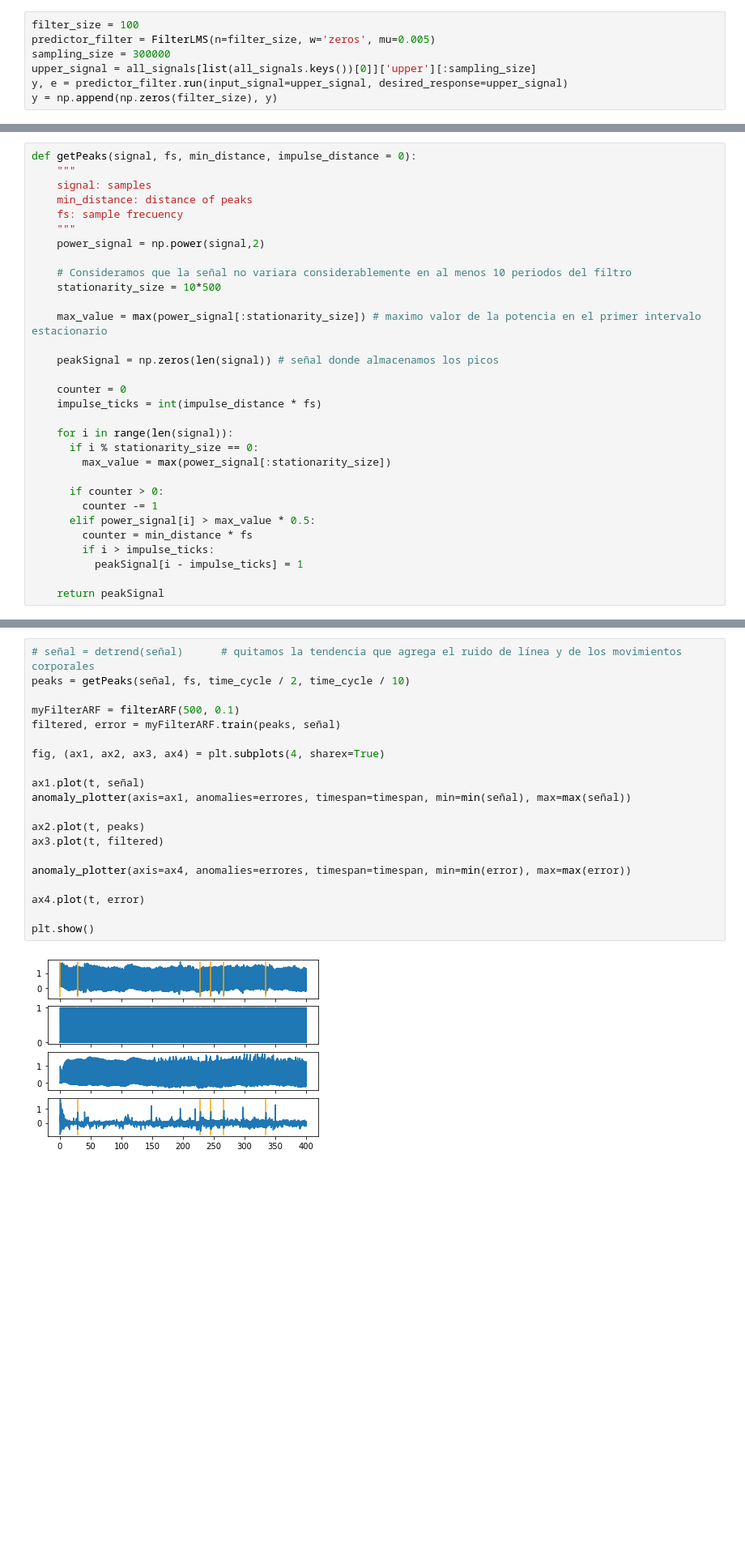
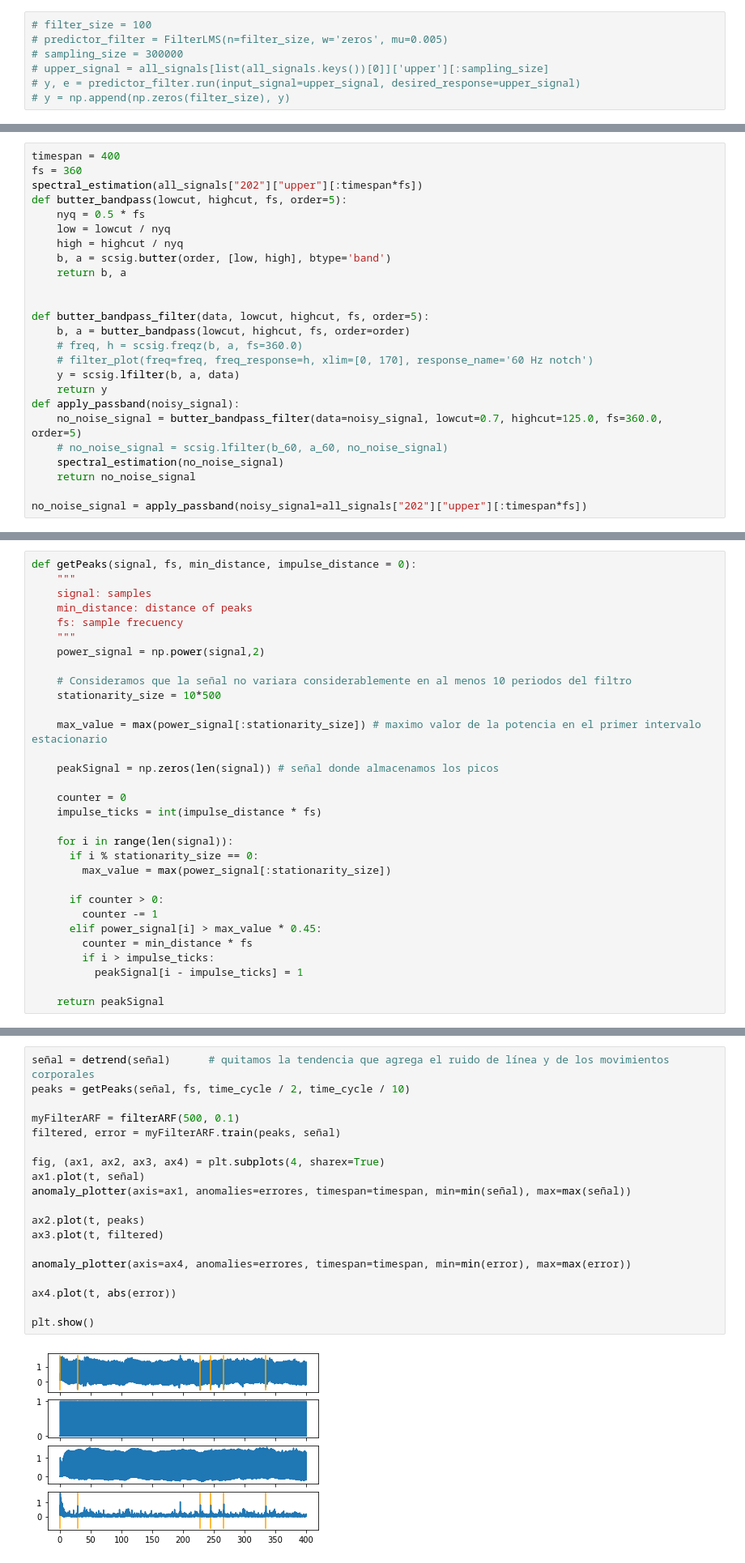
Before and after one commit to newtonis/Electrocardiogram-LMS, a Jupyter notebook: Electrocardiogram_anomalies.ipynb, the cells around one changed output, grey strips where cells are left out. Shown at 81% size. Cells and saved outputs as stored; diff of their text form; blank space fills up the shorter version.

```diff
--- a/Electrocardiogram_anomalies.ipynb
+++ b/Electrocardiogram_anomalies.ipynb
@@ -237,12 +237,12 @@ def plot_signal_vs_predicted(signal, predicted, error, sampling_size):
 # %% [markdown]
 ### Prueba del filtro aplicado a los datos
 # %%
-filter_size = 100
-predictor_filter = FilterLMS(n=filter_size, w='zeros', mu=0.005)
-sampling_size = 300000
-upper_signal = all_signals[list(all_signals.keys())[0]]['upper'][:sampling_size]
-y, e = predictor_filter.run(input_signal=upper_signal, desired_response=upper_signal)
-y = np.append(np.zeros(filter_size), y)
+# filter_size = 100
+# predictor_filter = FilterLMS(n=filter_size, w='zeros', mu=0.005)
+# sampling_size = 300000
+# upper_signal = all_signals[list(all_signals.keys())[0]]['upper'][:sampling_size]
+# y, e = predictor_filter.run(input_signal=upper_signal, desired_response=upper_signal)
+# y = np.append(np.zeros(filter_size), y)
 # %% [markdown]
 Se grafica para un intervalo sano (sin anomalías)
 # %%
@@ -417,0 +410,25 @@ spectral_estimation(signal=no_noise_upper_signal)
+# %%
+timespan = 400
+fs = 360
+spectral_estimation(all_signals["202"]["upper"][:timespan*fs])
+def butter_bandpass(lowcut, highcut, fs, order=5):
+    nyq = 0.5 * fs
+    low = lowcut / nyq
+    high = highcut / nyq
+    b, a = scsig.butter(order, [low, high], btype='band')
+    return b, a
+
+
+def butter_bandpass_filter(data, lowcut, highcut, fs, order=5):
+    b, a = butter_bandpass(lowcut, highcut, fs, order=order)
+    # freq, h = scsig.freqz(b, a, fs=360.0)
+    # filter_plot(freq=freq, freq_response=h, xlim=[0, 170], response_name='60 Hz notch')
+    y = scsig.lfilter(b, a, data)
+    return y
+def apply_passband(noisy_signal):
+    no_noise_signal = butter_bandpass_filter(data=noisy_signal, lowcut=0.7, highcut=125.0, fs=360.0, order=5)
+    # no_noise_signal = scsig.lfilter(b_60, a_60, no_noise_signal)
+    spectral_estimation(no_noise_signal)
+    return no_noise_signal
+
+no_noise_signal = apply_passband(noisy_signal=all_signals["202"]["upper"][:timespan*fs])
@@ -473,7 +493,7 @@ def getPeaks(signal, fs, min_distance, impulse_distance = 0):
 
       if counter > 0:
         counter -= 1
-      elif power_signal[i] > max_value * 0.5:
+      elif power_signal[i] > max_value * 0.45:
         counter = min_distance * fs
         if i > impulse_ticks:
           peakSignal[i - impulse_ticks] = 1
@@ -509,27 +528,26 @@ def anomaly_plotter(axis, anomalies, timespan, min, max):
 # %% [markdown]
 Analizamos gráficamente los resultados y verificamos que los mismos tienen sentido con los defectos encontrados.
 # %%
-# señal = detrend(señal)      # quitamos la tendencia que agrega el ruido de línea y de los movimientos corporales
+señal = detrend(señal)      # quitamos la tendencia que agrega el ruido de línea y de los movimientos corporales
 peaks = getPeaks(señal, fs, time_cycle / 2, time_cycle / 10)
 
 myFilterARF = filterARF(500, 0.1)
 filtered, error = myFilterARF.train(peaks, señal)
 
 fig, (ax1, ax2, ax3, ax4) = plt.subplots(4, sharex=True)
-
 ax1.plot(t, señal)
 anomaly_plotter(axis=ax1, anomalies=errores, timespan=timespan, min=min(señal), max=max(señal))
 
 ax2.plot(t, peaks)
 ax3.plot(t, filtered)
 
 anomaly_plotter(axis=ax4, anomalies=errores, timespan=timespan, min=min(error), max=max(error))
 
-ax4.plot(t, error)
+ax4.plot(t, abs(error))
 
 plt.show()
 # %% [output]
-[figure, old version]
+[figure, new version]
 # %% [markdown]
 ### Análisis numérico de la detección
 # %% [markdown]
```
Also changed, not shown: parts of 8 cells of this notebook.
